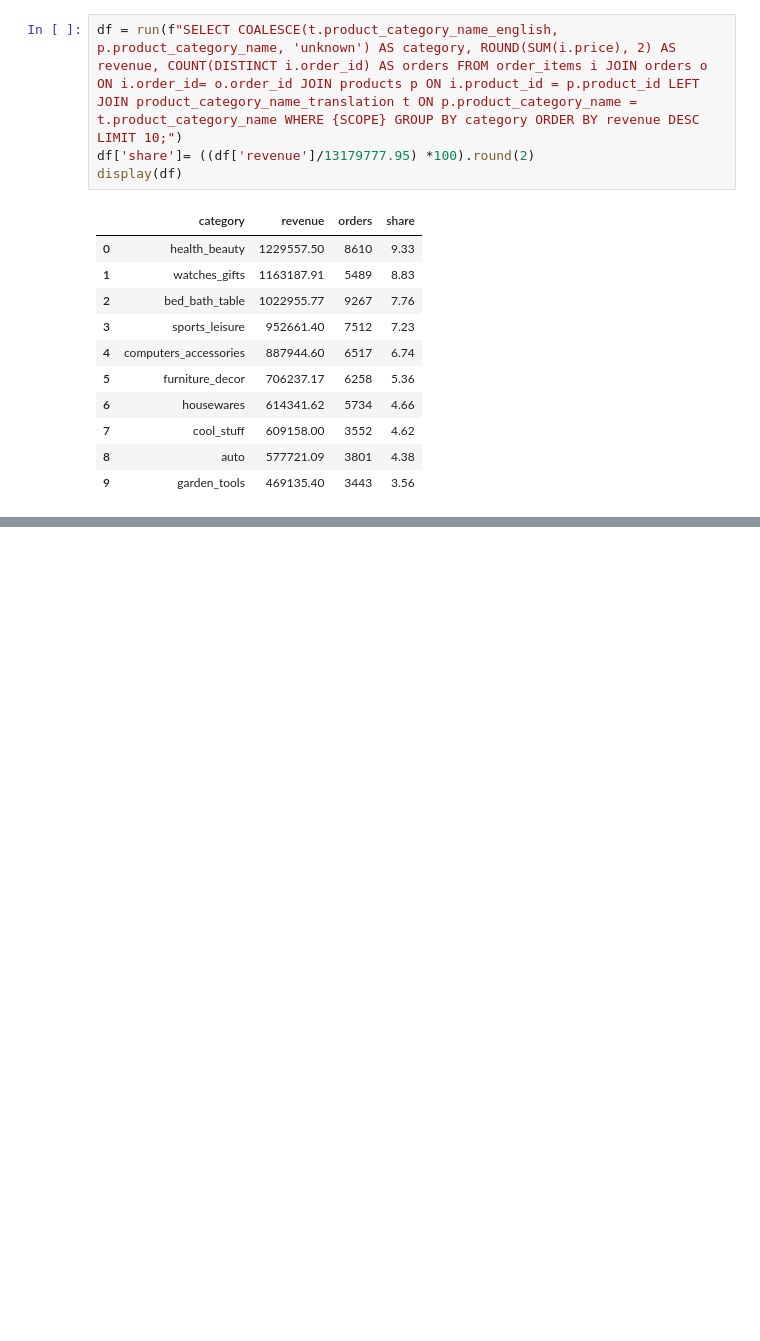
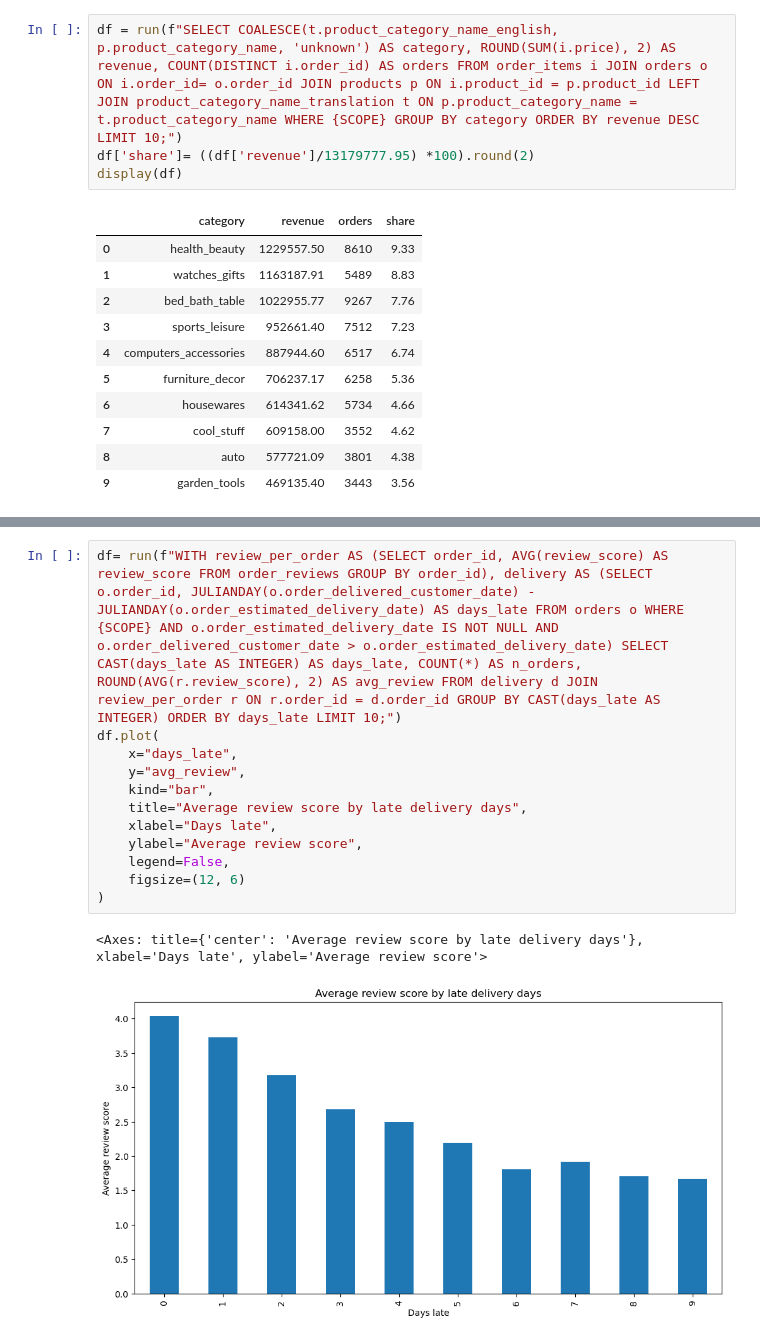
Before and after one commit to PedroAraigiH/olist-sql-analysis, a Jupyter notebook: analysis.ipynb, the cells around one changed output, grey strips where cells are left out. Drawn from its saved outputs; the diff is of its cells as text; blank space fills up the shorter version.

```diff
--- a/analysis.ipynb
+++ b/analysis.ipynb
@@ -656,0 +799,15 @@ run(f"SELECT customer_state, AVG(julianday(order_delivered_customer_date) - juli
+# %%
+df= run(f"WITH review_per_order AS (SELECT order_id, AVG(review_score) AS review_score FROM order_reviews GROUP BY order_id), delivery AS (SELECT o.order_id, JULIANDAY(o.order_delivered_customer_date) - JULIANDAY(o.order_estimated_delivery_date) AS days_late FROM orders o WHERE {SCOPE} AND o.order_estimated_delivery_date IS NOT NULL AND o.order_delivered_customer_date > o.order_estimated_delivery_date) SELECT CAST(days_late AS INTEGER) AS days_late, COUNT(*) AS n_orders, ROUND(AVG(r.review_score), 2) AS avg_review FROM delivery d JOIN review_per_order r ON r.order_id = d.order_id GROUP BY CAST(days_late AS INTEGER) ORDER BY days_late LIMIT 10;")
+df.plot(
+    x="days_late",
+    y="avg_review",
+    kind="bar",
+    title="Average review score by late delivery days",
+    xlabel="Days late",
+    ylabel="Average review score",
+    legend=False,
+    figsize=(12, 6)
+)
+# %% [output]
+<Axes: title={'center': 'Average review score by late delivery days'}, xlabel='Days late', ylabel='Average review score'>
+[figure, added]
```
Also changed, not shown: parts of 21 cells of this notebook, 4 other files.
